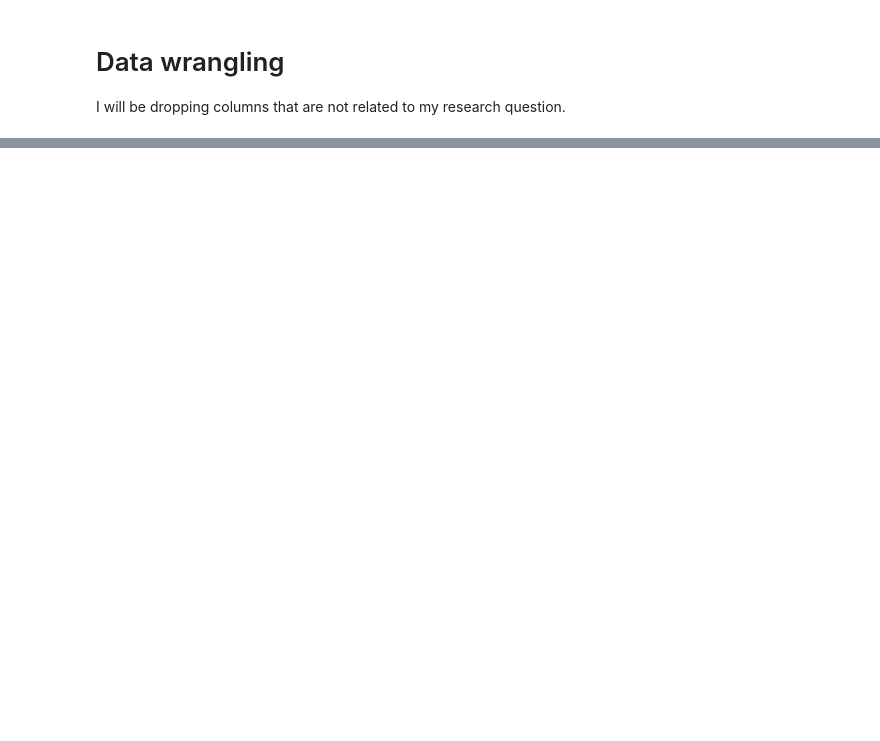
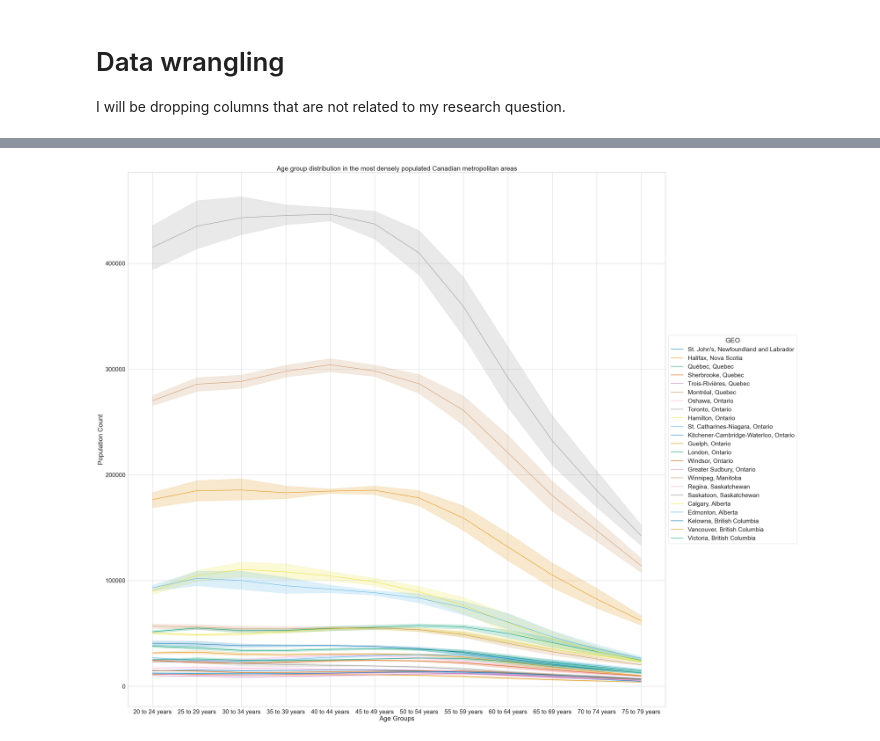
Before and after one commit to ubco-W2022T2-data301/project-group-group01, a Jupyter notebook: analysis/Katrinaanalysis3.ipynb, the cells around one changed output, grey strips where cells are left out. Saved outputs shown, nothing was run; the diff lists cells and outputs as text; code cells hidden in the pictures; blank space fills up the shorter version.

```diff
--- a/analysis/Katrinaanalysis3.ipynb
+++ b/analysis/Katrinaanalysis3.ipynb
@@ -177,0 +282,8 @@ NameError: name 'missingno' is not defined
+# %%
+age_values = ['20 to 24 years', '25 to 29 years', '30 to 34 years', '35 to 39 years',
+              '40 to 44 years', '45 to 49 years', '50 to 54 years', '55 to 59 years',
+              '60 to 64 years', '65 to 69 years', '70 to 74 years', '75 to 79 years']
+PE_Wrangled = PE_Wrangled[PE_Wrangled['Age group'].isin(age_values)]
+PE_Wrangled = PE_Wrangled.reset_index(drop=True)
+PE_Wrangled = PE_Wrangled.drop(columns=['index'])
+PE_Wrangled
@@ -177,0 +304,3 @@ NameError: name 'missingno' is not defined
+# %%
+PE_Wrangled = PE_Wrangled.drop(PE_Wrangled[PE_Wrangled['Sex'] != 'Both sexes'].index)
+PE_Wrangled
@@ -177,0 +328,14 @@ NameError: name 'missingno' is not defined
+# %%
+
+sns.set_style("whitegrid")
+plt.figure(figsize=(35,35))
+
+pop = sns.lineplot(x='Age group', y='VALUE', hue='GEO', data=PE_Wrangled, palette='colorblind')
+
+plt.legend(title="GEO", loc="center left", bbox_to_anchor=(1, 0.5))
+plt.xlabel("Age Groups")
+plt.ylabel("Population Count")
+plt.title("Age group distribution in the most densely populated Canadian metropolitan areas")
+plt.show()
+# %% [output]
+[figure, added]
```
Also changed, not shown: parts of 28 cells of this notebook.
